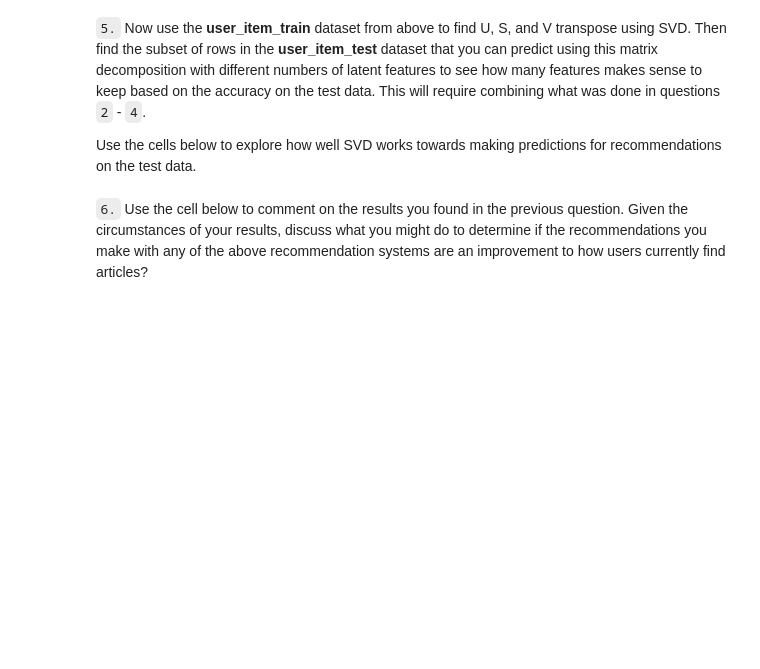
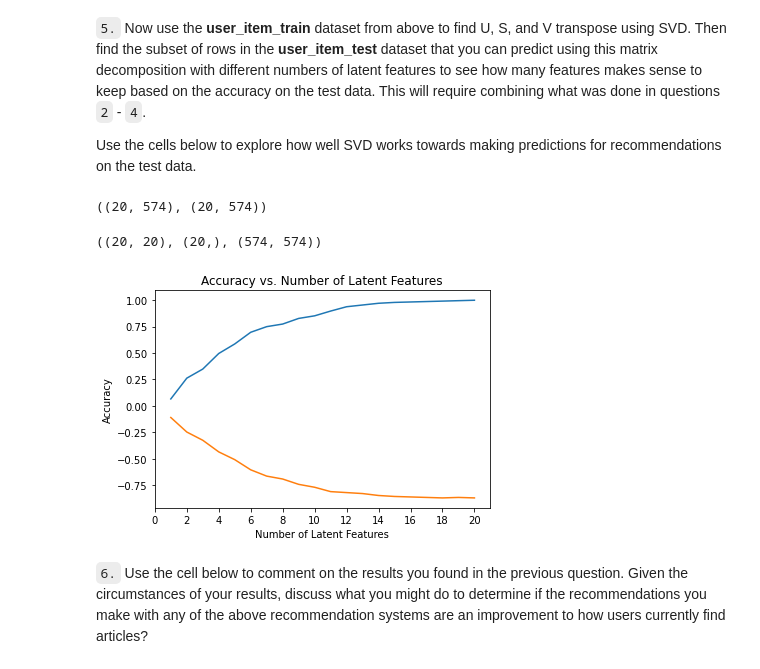
Before and after one commit to netxph/ibm-recommend, a Jupyter notebook: notebooks/03 - Recommendation Pipeline.ipynb, the cells around one changed output. Cells and saved outputs as stored; diff of their text form; code cells hidden in the pictures; blank space fills up the shorter version.

Commit message:
non random test selection

```diff
--- a/notebooks/03 - Recommendation Pipeline.ipynb
+++ b/notebooks/03 - Recommendation Pipeline.ipynb
@@ -628,12 +679,64 @@ t.sol_4_test(sol_4_dict)
 `5.` Now use the **user_item_train** dataset from above to find U, S, and V transpose using SVD. Then find the subset of rows in the **user_item_test** dataset that you can predict using this matrix decomposition with different numbers of latent features to see how many features makes sense to keep based on the accuracy on the test data. This will require combining what was done in questions `2` - `4`.
 
 Use the cells below to explore how well SVD works towards making predictions for recommendations on the test data.
+# %%
+def fit(data, k = 4):
+    u, s, vt = np.linalg.svd(data)
+    s_new, u_new, vt_new = np.diag(s[:k]), u[:, :k], vt[:k, :]
+
+    return np.around(np.dot(np.dot(u_new, s_new), vt_new))
+
+def calculate_error(df_pred, df_test):
+    diffs = np.subtract(df_test, df_pred)
+
+    return np.sum(np.sum(np.abs(diffs)))
+
+def intersect_data(data1, data2):
+    idx = np.intersect1d(user_item_train.index, user_item_test.index)
+    cols = np.intersect1d(user_item_train.columns, user_item_test.columns)
+
+    return data1.loc[idx][cols], \
+        data2.loc[idx][cols]
+
+def plot_accuracy(num_latent_feats, errors, total_int):
+    plt.plot(num_latent_feats, 1 - np.array(errors)/total_int);
+    plt.xticks(np.arange(0, 21, 2));
+    plt.xlabel('Number of Latent Features');
+    plt.ylabel('Accuracy');
+    plt.title('Accuracy vs. Number of Latent Features');
+# %%
+user_item_train_sub, user_item_test_sub = intersect_data(user_item_train, user_item_test)
+user_item_train_sub.shape, user_item_test_sub.shape
+# %% [output]
+((20, 574), (20, 574))
 # %%
 # fit SVD on the user_item_train matrix
-u_train, s_train, vt_train = # fit svd similar to above then use the cells below
+u_train, s_train, vt_train = np.linalg.svd(user_item_train_sub)
+u_train.shape, s_train.shape, vt_train.shape
+# %% [output]
+((20, 20), (20,), (574, 574))
 # %%
 # Use these cells to see how well you can use the training
 # decomposition to predict on test data
+
+# Train Accuracy
+
+num_latent_feats = np.arange(1,20+1,1)
+sum_errs_test = []
+sum_errs_train = []
+
+for k in num_latent_feats:
+    user_item_pred = fit(user_item_train_sub, k)
+    err_test = calculate_error(user_item_pred, user_item_test_sub)
+    err_train = calculate_error(user_item_pred, user_item_train_sub)
+
+    sum_errs_test.append(err_test)
+    sum_errs_train.append(err_train)
+
+plot_accuracy(num_latent_feats, sum_errs_train, user_item_train_sub.sum().sum())
+plot_accuracy(num_latent_feats, sum_errs_test, user_item_test_sub.sum().sum())
+# %% [output]
+[figure, added]
 # %% [markdown]
 `6.` Use the cell below to comment on the results you found in the previous question. Given the circumstances of your results, discuss what you might do to determine if the recommendations you make with any of the above recommendation systems are an improvement to how users currently find articles?
 # %% [markdown]
```
Also changed, not shown: parts of 13 cells of this notebook, 1 other file.
